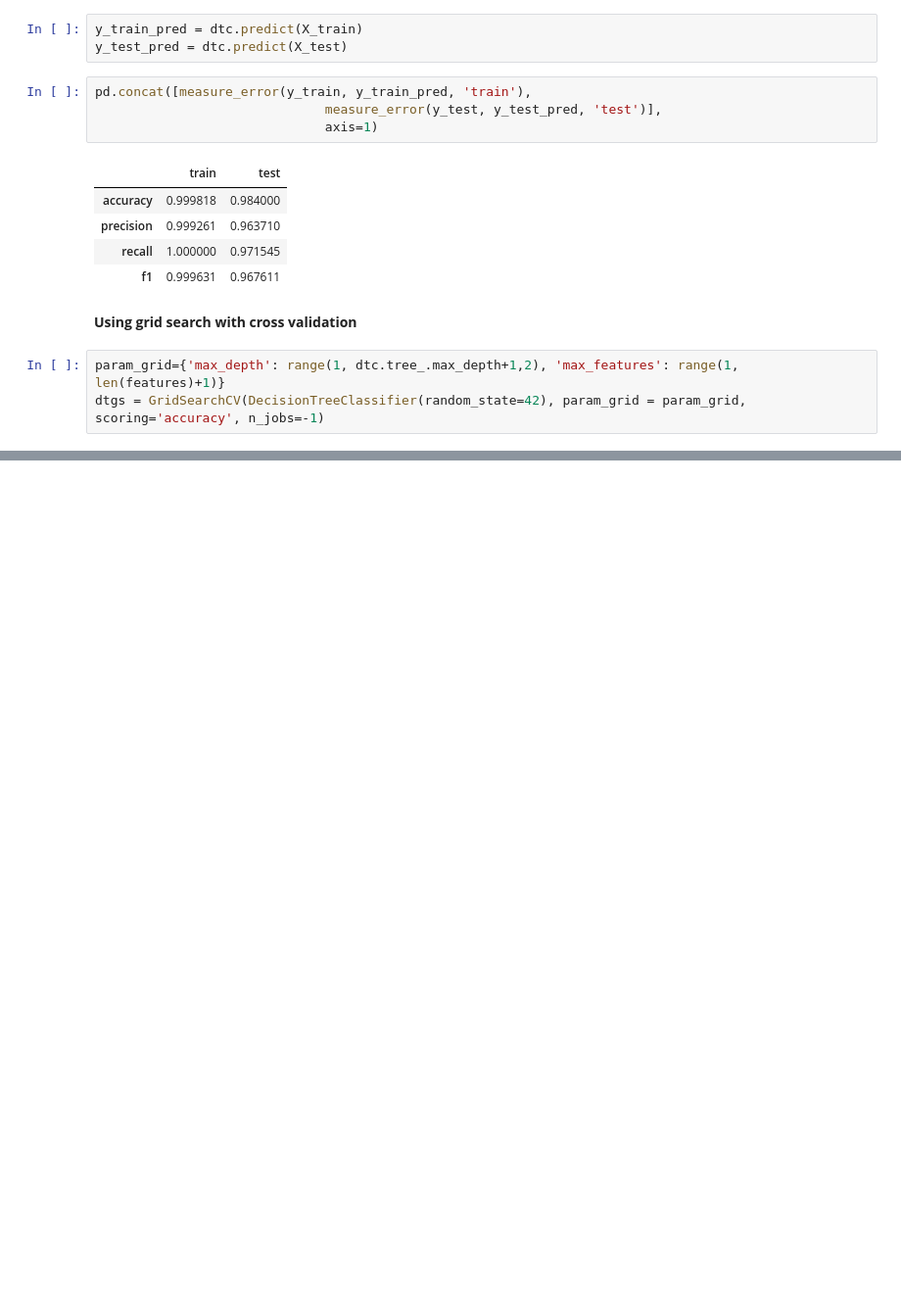
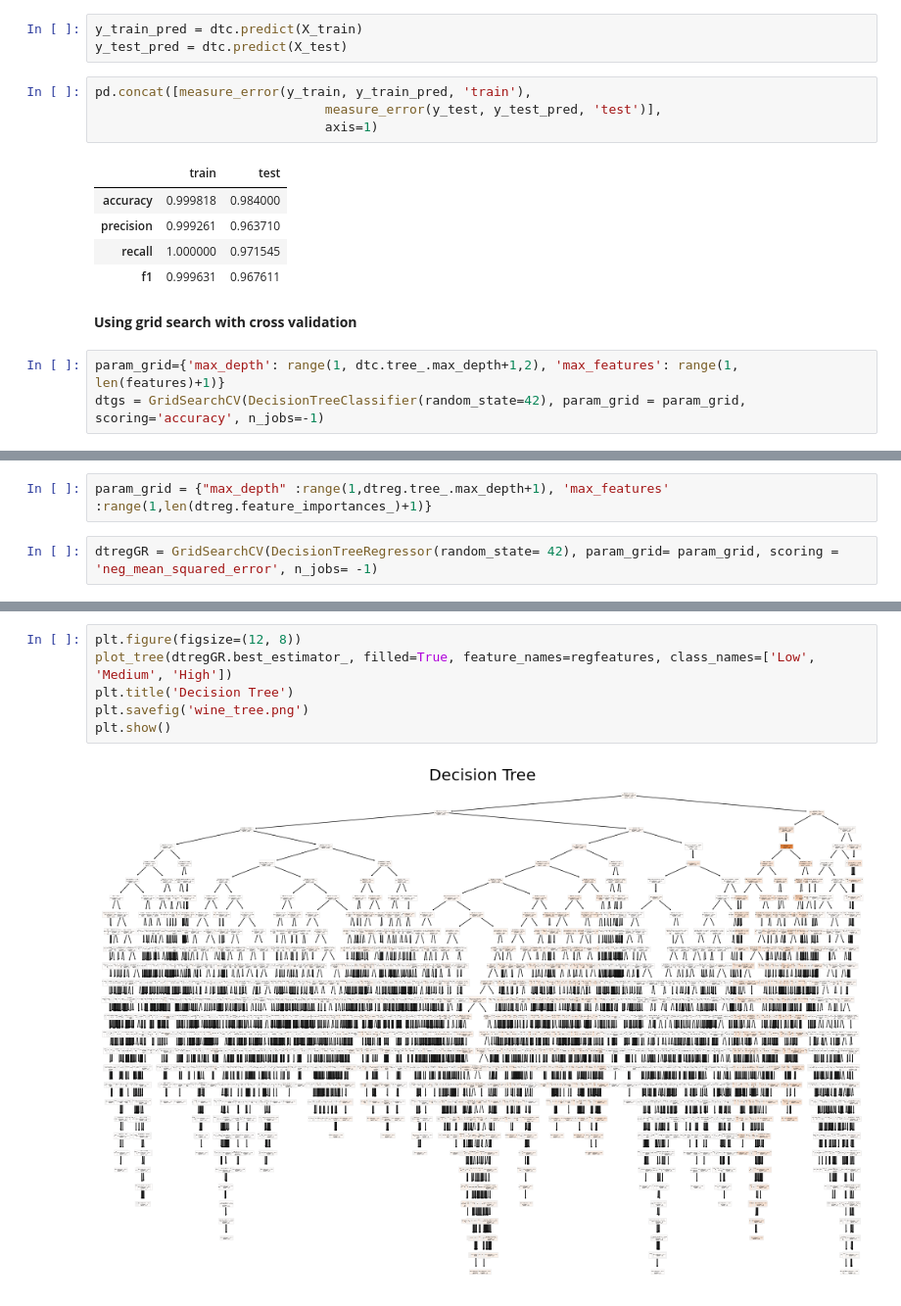
Before and after one commit to MassGH2023/Supervised-Machine-Learning-Classification, a Jupyter notebook: Decision_tree_wine_quality_data_set.ipynb, the cells around one changed output, grey strips where cells are left out. Shown at 98% size. Cells and saved outputs as stored; diff of their text form; blank space fills up the shorter version.

```diff
--- a/Decision_tree_wine_quality_data_set.ipynb
+++ b/Decision_tree_wine_quality_data_set.ipynb
@@ -112,0 +143,4 @@ dtgs = GridSearchCV(DecisionTreeClassifier(random_state=42), param_grid = param_
+# %%
+param_grid = {"max_depth" :range(1,dtreg.tree_.max_depth+1), 'max_features' :range(1,len(dtreg.feature_importances_)+1)}
+# %%
+dtregGR = GridSearchCV(DecisionTreeRegressor(random_state= 42), param_grid= param_grid, scoring = 'neg_mean_squared_error', n_jobs= -1)
@@ -112,0 +200,8 @@ dtgs = GridSearchCV(DecisionTreeClassifier(random_state=42), param_grid = param_
+# %%
+plt.figure(figsize=(12, 8))
+plot_tree(dtregGR.best_estimator_, filled=True, feature_names=regfeatures, class_names=['Low', 'Medium', 'High'])
+plt.title('Decision Tree')
+plt.savefig('wine_tree.png')
+plt.show()
+# %% [output]
+[figure, added]
```
Also changed, not shown: parts of 17 cells of this notebook.
